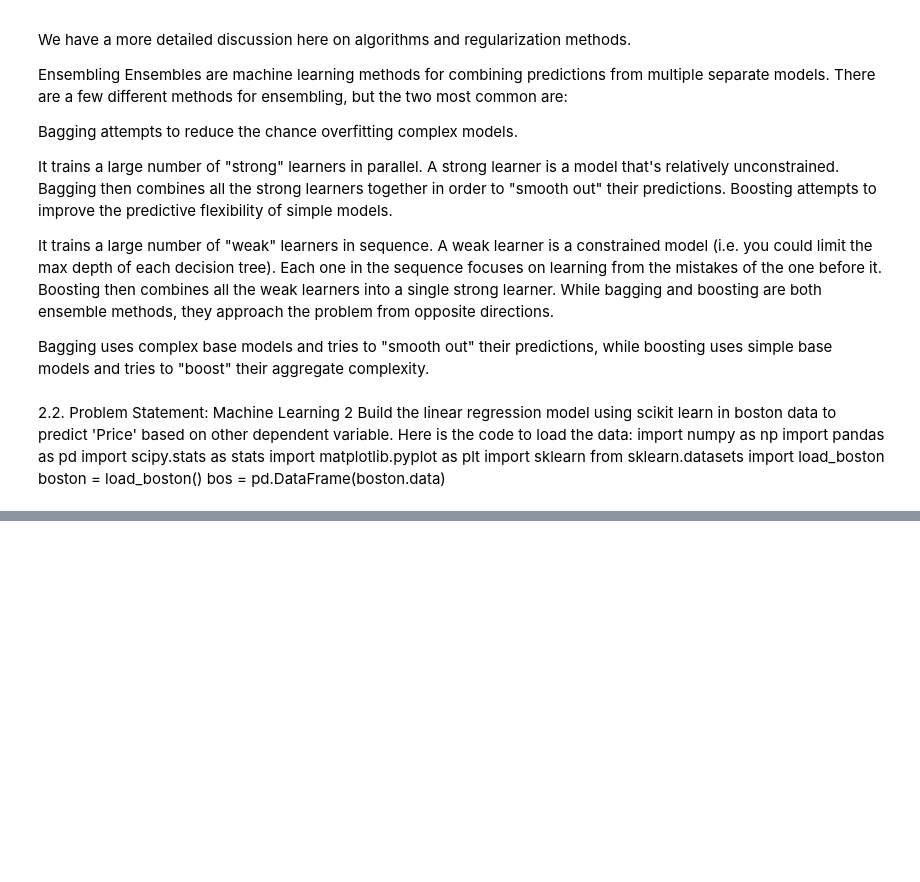
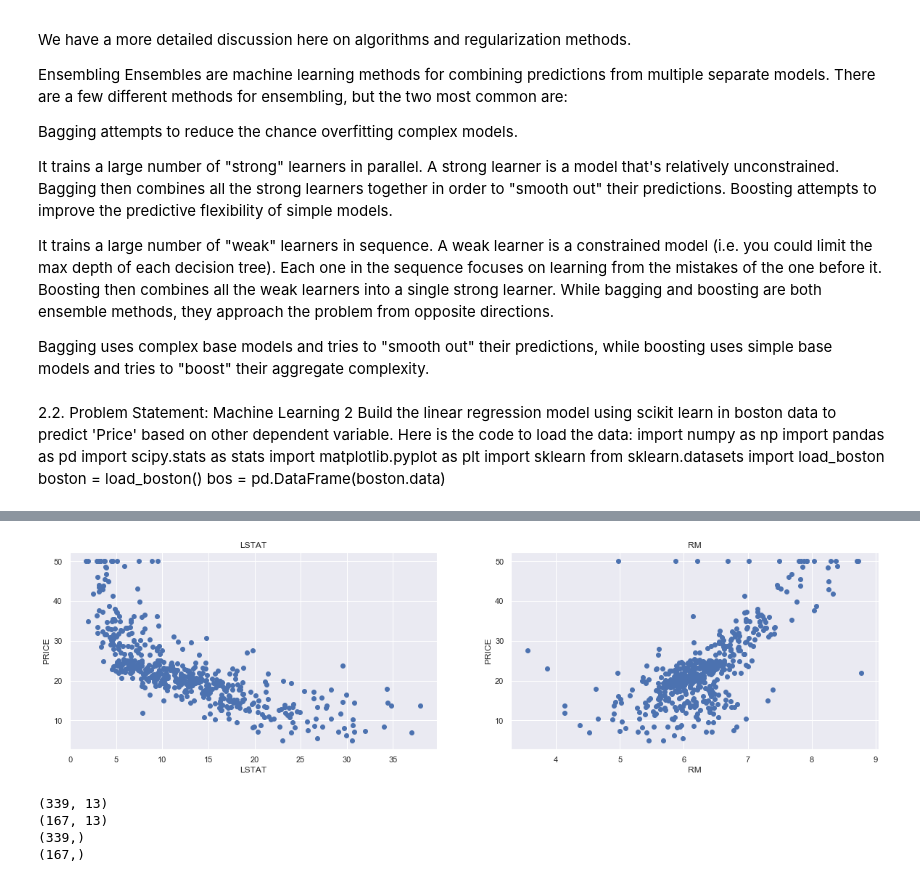
Before and after one commit to rajneesharyan/Acadgild, a Jupyter notebook: Assignment/Assignment- ML - VII CASE STUDY.ipynb, the cells around one changed output, grey strips where cells are left out. Drawn from its saved outputs; the diff is of its cells as text; code cells hidden in the pictures; blank space fills up the shorter version.

```diff
--- a/Assignment/Assignment- ML - VII CASE STUDY.ipynb
+++ b/Assignment/Assignment- ML - VII CASE STUDY.ipynb
@@ -211,0 +314,16 @@ import matplotlib.pyplot as plt
+# %%
+plt.figure(figsize=(20, 5))
+
+features = ['LSTAT', 'RM']
+target = bos['PRICE']
+
+for i, col in enumerate(features):
+    plt.subplot(1, len(features) , i+1)
+    x = bos[col]
+    y = target
+    plt.scatter(x, y, marker='o')
+    plt.title(col)
+    plt.xlabel(col)
+    plt.ylabel('PRICE')
+# %% [output]
+[figure, added]
@@ -211,0 +334,12 @@ import matplotlib.pyplot as plt
+# %%
+from sklearn.model_selection import train_test_split
+X_train, X_test, Y_train, Y_test = sklearn.model_selection.train_test_split(X, Y, test_size = 0.33, random_state = 5)
+print(X_train.shape)
+print(X_test.shape)
+print(Y_train.shape)
+print(Y_test.shape)
+# %% [output]
+(339, 13)
+(167, 13)
+(339,)
+(167,)
```
Also changed, not shown: parts of 14 cells of this notebook.
